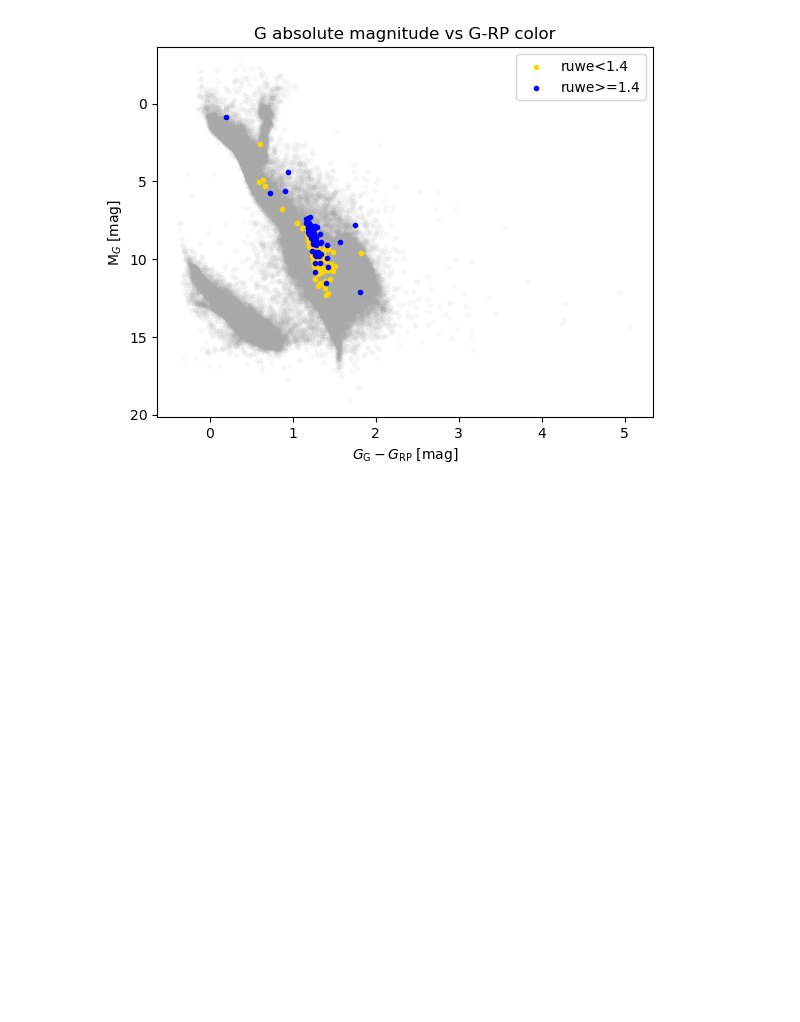
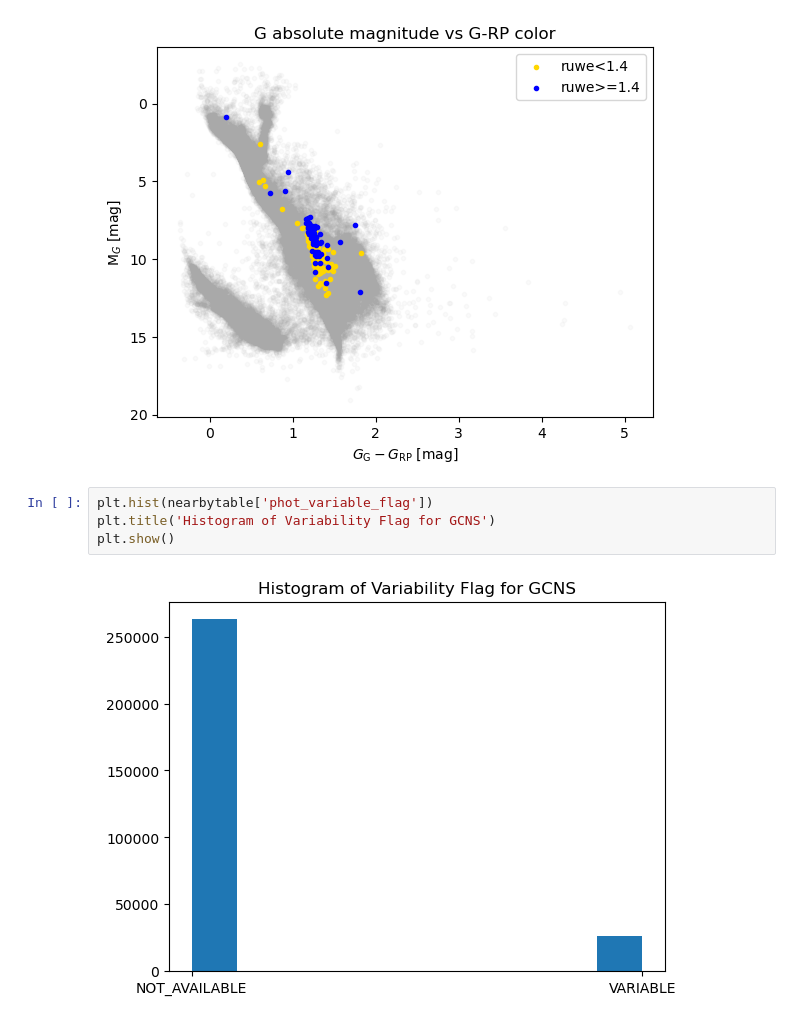
Before and after one commit to sarahedraves/SRMP-JMAG-Sarah, a Jupyter notebook: makingtable/gaiadatawithnearby.ipynb, the cells around one changed output. Saved outputs shown, nothing was run; the diff lists cells and outputs as text; blank space fills up the shorter version.

Commit message:
investigating max magnitude and variability flag

```diff
--- a/makingtable/gaiadatawithnearby.ipynb
+++ b/makingtable/gaiadatawithnearby.ipynb
@@ -192,3 +192,9 @@ plt.legend()
 plt.show()
 # %% [output]
 [figure]
+# %%
+plt.hist(nearbytable['phot_variable_flag'])
+plt.title('Histogram of Variability Flag for GCNS')
+plt.show()
+# %% [output]
+[figure, added]
```
Also changed, not shown: parts of 4 cells of this notebook, 1 other file.
